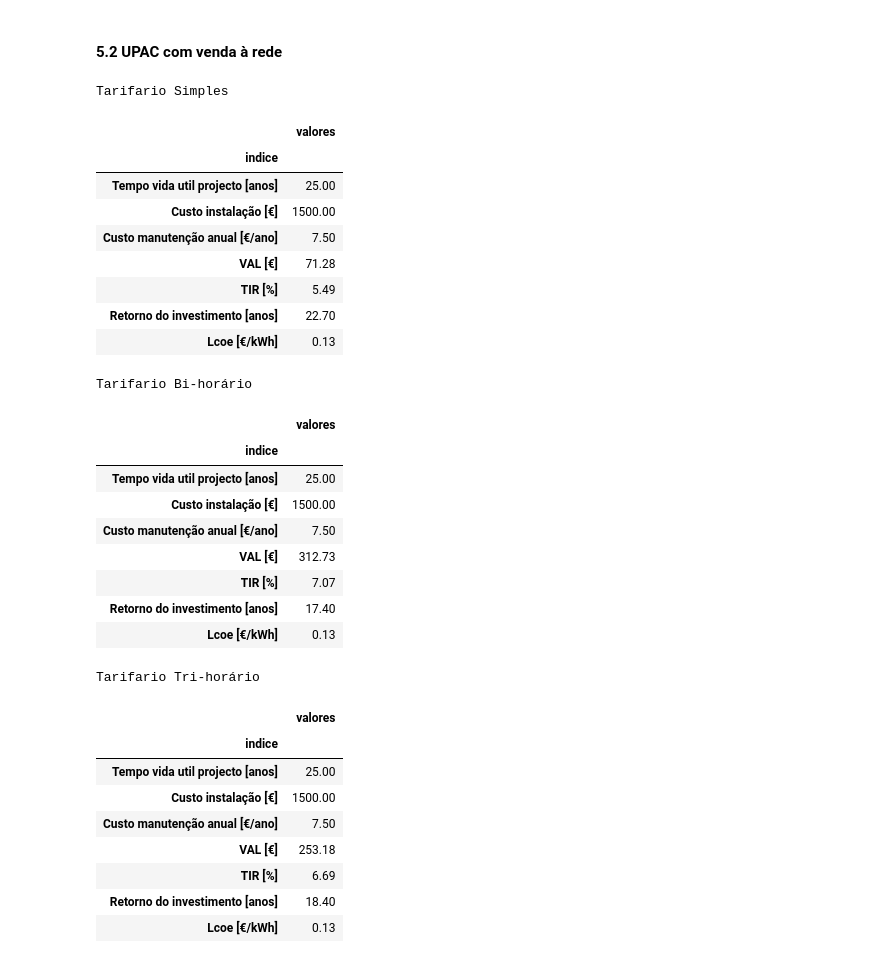
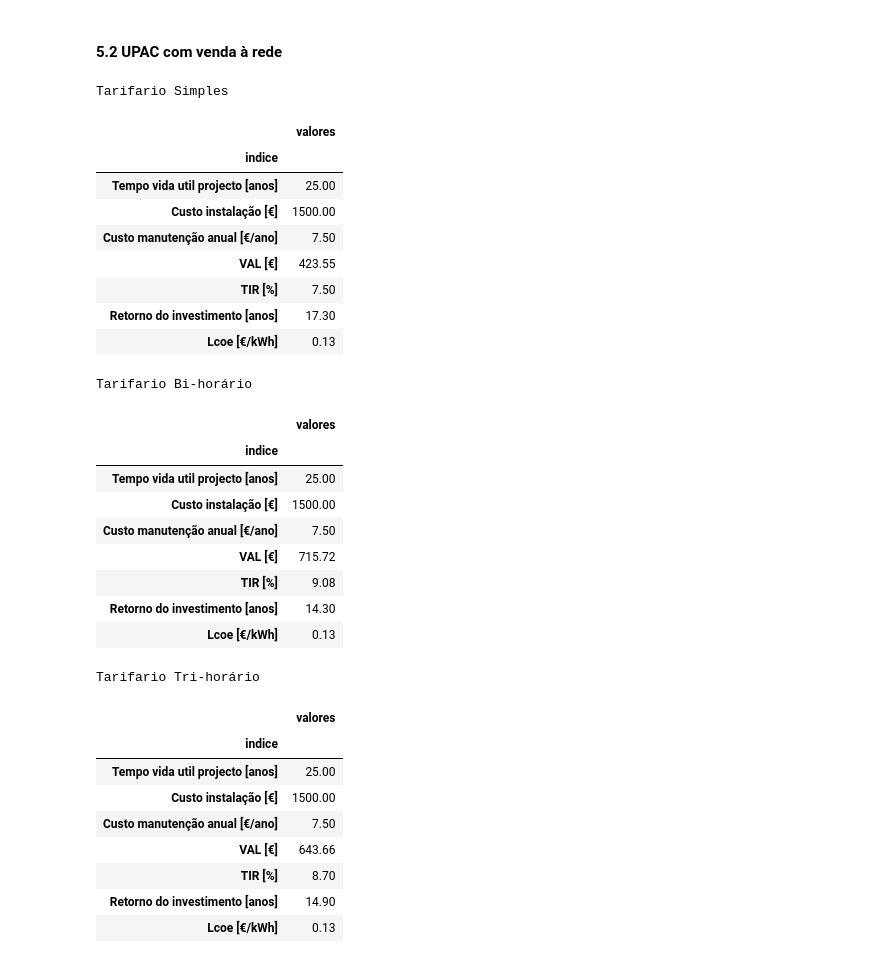
Before and after one commit to mig-l-f/ao-sol, a Jupyter notebook: templates/Analise UPAC.ipynb, the cells around one changed output. Drawn from its saved outputs; the diff is of its cells as text; code cells hidden in the pictures.

```diff
--- a/templates/Analise UPAC.ipynb
+++ b/templates/Analise UPAC.ipynb
@@ -71,6 +71,10 @@ trihorario_cheias_kwh = 0.1638
 trihorario_vazio_kwh = 0.0988
 # venda a rede com preco fixo
 preco_venda_rede = 0.06 # 6cent/kWh
+precos_energia = ape.TarifarioEnergia(simples_kwh, \
+    bihorario_fora_vazio_kwh, bihorario_vazio_kwh, \
+    trihorario_ponta_kwh, trihorario_cheias_kwh, trihorario_vazio_kwh, \
+    preco_venda_rede)
 
 # =====================
 # Analise tempo de vida
@@ -79,6 +83,7 @@ tempo_vida = 25 # anos
 ano_0 = 2022 # ano 0 do projecto
 taxa_actualizacao = 5 # em %
 taxa_degradacao_sistema = 0.7 # %/ano
+taxa_inflacao = 2.0 # %/ano
 
 # Custos do projecto
 total = 1500 # €
@@ -383,34 +377,29 @@ Tarifario Tri-horário
 # %% [markdown]
 #### 5.2 UPAC com venda à rede
 # %%
-venda_rede = lambda en, col: ape.calcula_tarifario_simples(en, preco_venda_rede, col)
-
 # custos tarifario simples
-tarifario_simples = lambda en, ano, col: ape.calcula_tarifario_simples(en, simples_kwh, col)
-indicadores_financas_simples, cf_simples = af.analise_financeira_projecto(energia, investimento_estimado, custo_manutencao, taxa_actualizacao, ano_0, tempo_vida, taxa_degradacao_sistema, tarifario_simples, indicadores, venda_rede)
+indicadores_financas_simples, cf_simples = af.analise_financeira_projecto(energia, investimento_estimado, custo_manutencao, taxa_actualizacao, ano_0, tempo_vida, taxa_degradacao_sistema, taxa_inflacao, ape.Tarifario.Simples, precos_energia, True, indicadores)
 simples_style = indicadores_financas_simples.as_frame().style.format("{:.2f}").set_caption('Tarifario Simples').set_table_attributes("style='display:inline'")
 
 # custos tarifario bi-horario
-tarifario_bihorario = lambda en, ano, col: ape.calcula_tarifario_bihorario_diario(en, bihorario_fora_vazio_kwh, bihorario_vazio_kwh, col)
-indicadores_financas_bihorario, cf_bihorario = af.analise_financeira_projecto(energia, investimento_estimado, custo_manutencao, taxa_actualizacao, ano_0, tempo_vida, taxa_degradacao_sistema, tarifario_bihorario, indicadores, venda_rede)
+indicadores_financas_bihorario, cf_bihorario = af.analise_financeira_projecto(energia, investimento_estimado, custo_manutencao, taxa_actualizacao, ano_0, tempo_vida, taxa_degradacao_sistema, taxa_inflacao, ape.Tarifario.Bihorario, precos_energia, True, indicadores)
 bihorario_style = indicadores_financas_bihorario.as_frame().style.format("{:.2f}").set_caption('Tarifario Bi-horário').set_table_attributes("style='display:inline'")
 
 # custos tarifario tri-horario
-tarifario_trihorario = lambda en, ano, col: ape.calcula_tarifario_trihorario_diario(en, ano, trihorario_ponta_kwh, trihorario_cheias_kwh, trihorario_vazio_kwh, col)
-indicadores_financas_trihorario, _ = af.analise_financeira_projecto(energia, investimento_estimado, custo_manutencao, taxa_actualizacao, ano_0, tempo_vida, taxa_degradacao_sistema, tarifario_trihorario, indicadores, venda_rede)
+indicadores_financas_trihorario, _ = af.analise_financeira_projecto(energia, investimento_estimado, custo_manutencao, taxa_actualizacao, ano_0, tempo_vida, taxa_degradacao_sistema, taxa_inflacao, ape.Tarifario.Trihorario, precos_energia, True, indicadores)
 trihorario_style = indicadores_financas_trihorario.as_frame().style.format("{:.2f}").set_caption('Tarifario Tri-horário').set_table_attributes("style='display:inline'")
 
 display_html(simples_style._repr_html_() + bihorario_style._repr_html_() + trihorario_style._repr_html_(), raw=True)
 # %% [output]
 Tarifario Simples
 |  | valores |
 | indice |  |
 | Tempo vida util projecto [anos] | 25.00 |
 | Custo instalação [€] | 1500.00 |
 | Custo manutenção anual [€/ano] | 7.50 |
-| VAL [€] | 71.28 |
-| TIR [%] | 5.49 |
-| Retorno do investimento [anos] | 22.70 |
+| VAL [€] | 423.55 |
+| TIR [%] | 7.50 |
+| Retorno do investimento [anos] | 17.30 |
 | Lcoe [€/kWh] | 0.13 |
 Tarifario Bi-horário
 |  | valores |
@@ -418,9 +407,9 @@ Tarifario Bi-horário
 | Tempo vida util projecto [anos] | 25.00 |
 | Custo instalação [€] | 1500.00 |
 | Custo manutenção anual [€/ano] | 7.50 |
-| VAL [€] | 312.73 |
-| TIR [%] | 7.07 |
-| Retorno do investimento [anos] | 17.40 |
+| VAL [€] | 715.72 |
+| TIR [%] | 9.08 |
+| Retorno do investimento [anos] | 14.30 |
 | Lcoe [€/kWh] | 0.13 |
 Tarifario Tri-horário
 |  | valores |
@@ -428,7 +417,7 @@ Tarifario Tri-horário
 | Tempo vida util projecto [anos] | 25.00 |
 | Custo instalação [€] | 1500.00 |
 | Custo manutenção anual [€/ano] | 7.50 |
-| VAL [€] | 253.18 |
-| TIR [%] | 6.69 |
-| Retorno do investimento [anos] | 18.40 |
+| VAL [€] | 643.66 |
+| TIR [%] | 8.70 |
+| Retorno do investimento [anos] | 14.90 |
 | Lcoe [€/kWh] | 0.13 |
```
Also changed, not shown: parts of 3 cells of this notebook, 6 other files.
